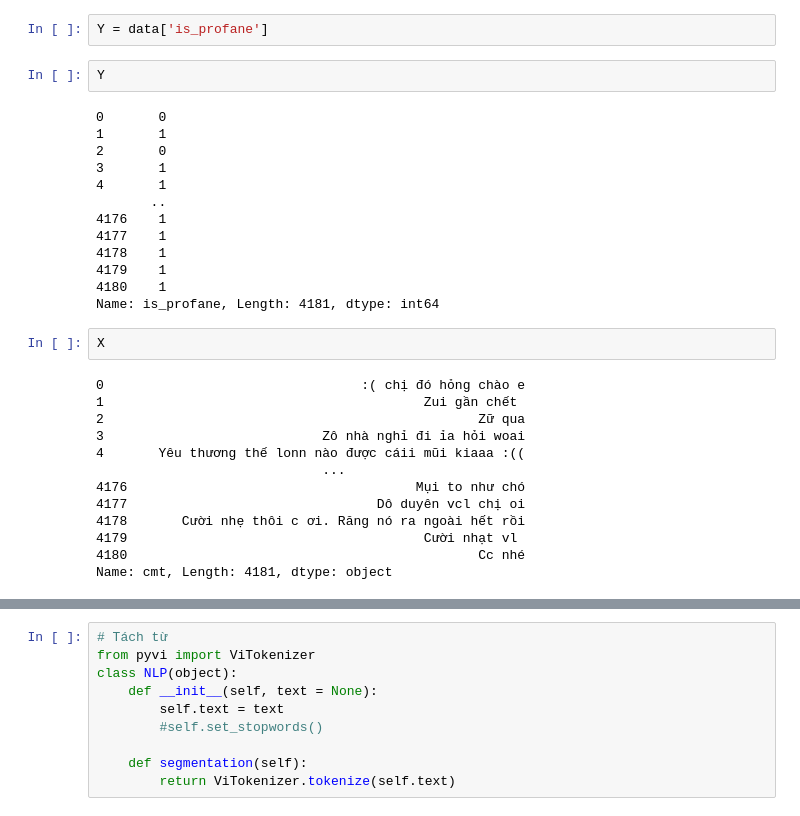
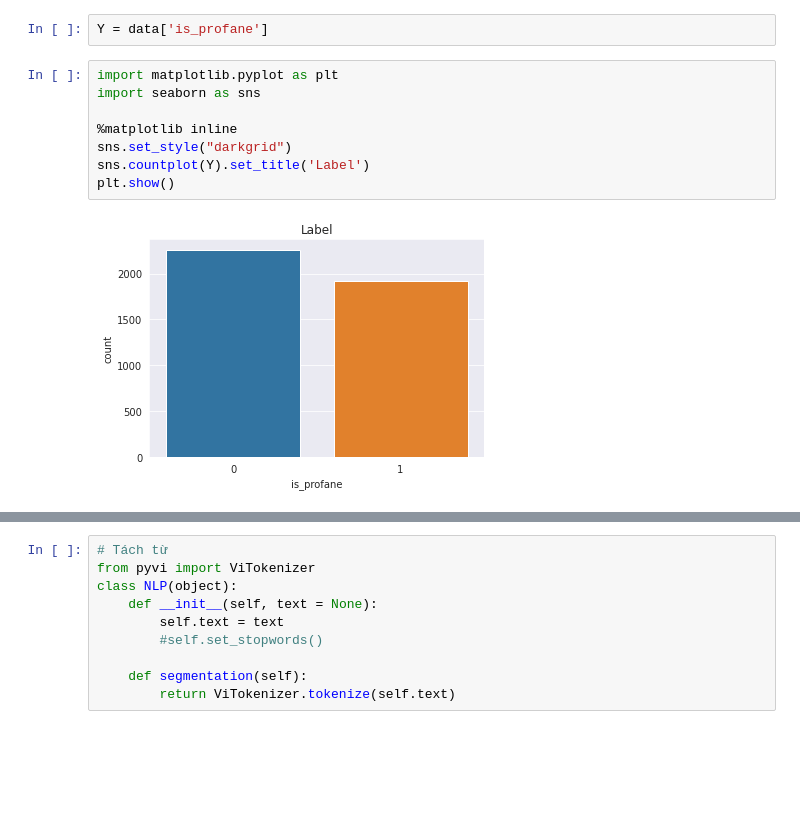
Before and after one commit to ducvuuit/CS114.K21.KHTN, a Jupyter notebook: FinalProjectML/final.ipynb, the cells around one changed output, grey strips where cells are left out. Saved outputs shown, nothing was run; the diff lists cells and outputs as text; blank space fills up the shorter version.

```diff
--- a/FinalProjectML/final.ipynb
+++ b/FinalProjectML/final.ipynb
@@ -36,33 +36,13 @@ data.head(10)
 X = data['cmt']
 # %%
 Y = data['is_profane']
-# %%
-Y
-# %% [output]
-0       0
-1       1
-2       0
-3       1
-4       1
-       ..
-4176    1
-4177    1
-4178    1
-4179    1
-4180    1
-Name: is_profane, Length: 4181, dtype: int64
-# %%
-X
-# %% [output]
-0                                 :( chị đó hỏng chào e
-1                                         Zui gần chết
-2                                                Zữ qua
-3                            Zô nhà nghỉ đi ỉa hỏi woai
-4       Yêu thương thế lonn nào được cáii mũi kiaaa :((
-                             ...
-4176                                     Mụi to như chó
-4177                                Dô duyên vcl chị oi
-4178       Cười nhẹ thôi c ơi. Răng nó ra ngoài hết rồi
-4179                                      Cười nhạt vl
-4180                                             Cc nhé
-Name: cmt, Length: 4181, dtype: object
+# %%
+import matplotlib.pyplot as plt
+import seaborn as sns
+
+%matplotlib inline
+sns.set_style("darkgrid")
+sns.countplot(Y).set_title('Label')
+plt.show()
+# %% [output]
+[figure, added]
```
Also changed, not shown: parts of 20 cells of this notebook.
